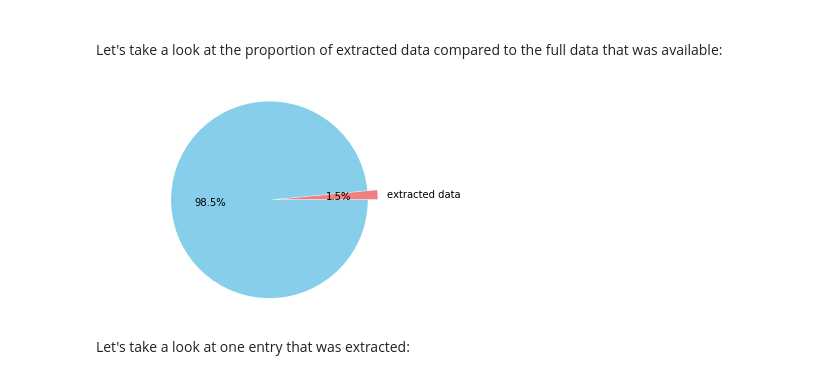
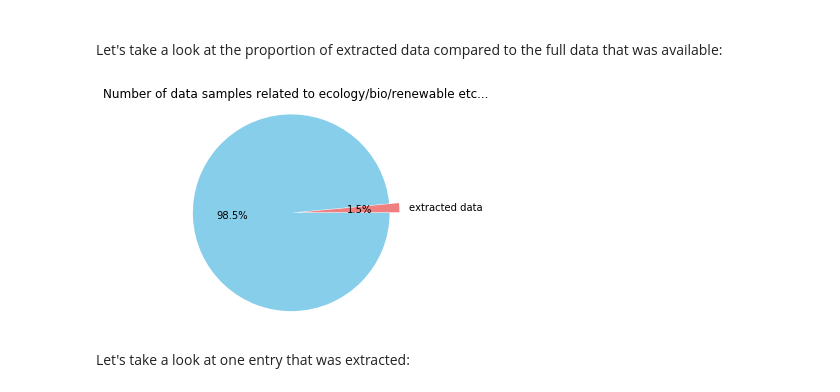
Before and after one commit to MaxencePPierre/ada-project, a Jupyter notebook: datacollect_grocery_food.ipynb, the cells around one changed output. Saved outputs shown, nothing was run; the diff lists cells and outputs as text; code cells hidden in the pictures.

```diff
--- a/datacollect_grocery_food.ipynb
+++ b/datacollect_grocery_food.ipynb
@@ -193,9 +193,10 @@ Let's take a look at the proportion of extracted data compared to the full data
 # %%
 labels = 'extracted data', ''; colors_graph = ['lightcoral', 'skyblue']
 plt.pie([filter_products_bio.count(), datacleaned_DF.rdd.count()-filter_products_bio.count()], autopct='%1.1f%%', explode=(0.1, 0), labels=labels, colors=colors_graph)
+plt.title('Number of data samples related to ecology/bio/renewable etc...')
 plt.axis('equal'); plt.show()
 # %% [output]
-[figure, old version]
+[figure, new version]
 # %% [markdown]
 Let's take a look at one entry that was extracted:
 # %%
```
Also changed, not shown: 2 other files.
